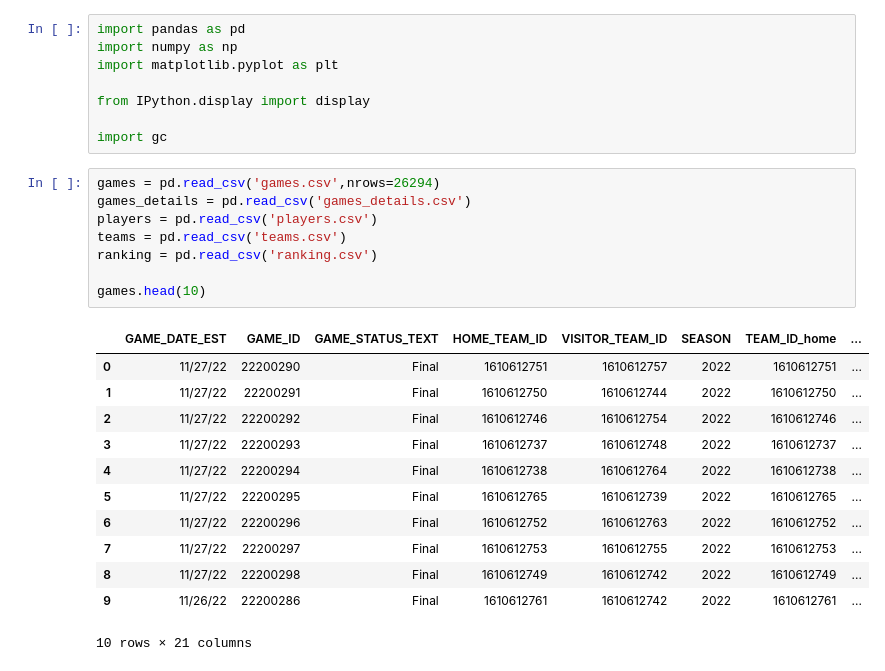
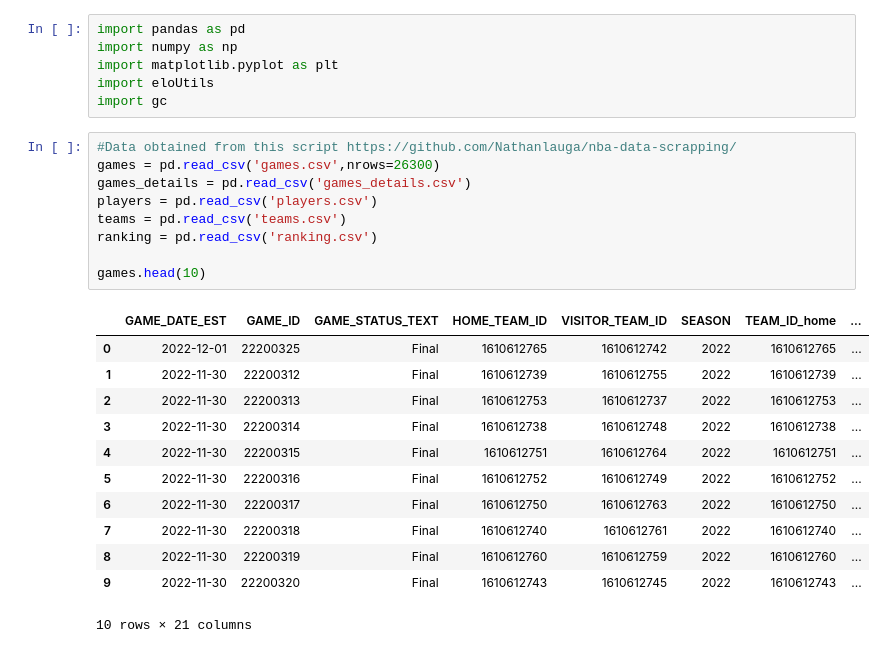
Before and after one commit to jfong025/NBA-Prediction-Model, a Jupyter notebook: notebooks/Model.ipynb, the cells around one changed output. Saved outputs shown, nothing was run; the diff lists cells and outputs as text.

```diff
--- a/notebooks/Model.ipynb
+++ b/notebooks/Model.ipynb
@@ -2,30 +2,29 @@
 import pandas as pd
 import numpy as np
 import matplotlib.pyplot as plt
-
-from IPython.display import display
-
+import eloUtils
 import gc
 # %%
-games = pd.read_csv('games.csv',nrows=26294)
+#Data obtained from this script https://github.com/Nathanlauga/nba-data-scrapping/
+games = pd.read_csv('games.csv',nrows=26300)
 games_details = pd.read_csv('games_details.csv')
 players = pd.read_csv('players.csv')
 teams = pd.read_csv('teams.csv')
 ranking = pd.read_csv('ranking.csv')
 
 games.head(10)
 # %% [output]
 |  | GAME_DATE_EST | GAME_ID | GAME_STATUS_TEXT | HOME_TEAM_ID | VISITOR_TEAM_ID | SEASON | TEAM_ID_home | ... |
-| 0 | 11/27/22 | 22200290 | Final | 1610612751 | 1610612757 | 2022 | 1610612751 | ... |
-| 1 | 11/27/22 | 22200291 | Final | 1610612750 | 1610612744 | 2022 | 1610612750 | ... |
-| 2 | 11/27/22 | 22200292 | Final | 1610612746 | 1610612754 | 2022 | 1610612746 | ... |
-| 3 | 11/27/22 | 22200293 | Final | 1610612737 | 1610612748 | 2022 | 1610612737 | ... |
-| 4 | 11/27/22 | 22200294 | Final | 1610612738 | 1610612764 | 2022 | 1610612738 | ... |
-| 5 | 11/27/22 | 22200295 | Final | 1610612765 | 1610612739 | 2022 | 1610612765 | ... |
-| 6 | 11/27/22 | 22200296 | Final | 1610612752 | 1610612763 | 2022 | 1610612752 | ... |
-| 7 | 11/27/22 | 22200297 | Final | 1610612753 | 1610612755 | 2022 | 1610612753 | ... |
-| 8 | 11/27/22 | 22200298 | Final | 1610612749 | 1610612742 | 2022 | 1610612749 | ... |
-| 9 | 11/26/22 | 22200286 | Final | 1610612761 | 1610612742 | 2022 | 1610612761 | ... |
+| 0 | 2022-12-01 | 22200325 | Final | 1610612765 | 1610612742 | 2022 | 1610612765 | ... |
+| 1 | 2022-11-30 | 22200312 | Final | 1610612739 | 1610612755 | 2022 | 1610612739 | ... |
+| 2 | 2022-11-30 | 22200313 | Final | 1610612753 | 1610612737 | 2022 | 1610612753 | ... |
+| 3 | 2022-11-30 | 22200314 | Final | 1610612738 | 1610612748 | 2022 | 1610612738 | ... |
+| 4 | 2022-11-30 | 22200315 | Final | 1610612751 | 1610612764 | 2022 | 1610612751 | ... |
+| 5 | 2022-11-30 | 22200316 | Final | 1610612752 | 1610612749 | 2022 | 1610612752 | ... |
+| 6 | 2022-11-30 | 22200317 | Final | 1610612750 | 1610612763 | 2022 | 1610612750 | ... |
+| 7 | 2022-11-30 | 22200318 | Final | 1610612740 | 1610612761 | 2022 | 1610612740 | ... |
+| 8 | 2022-11-30 | 22200319 | Final | 1610612760 | 1610612759 | 2022 | 1610612760 | ... |
+| 9 | 2022-11-30 | 22200320 | Final | 1610612743 | 1610612745 | 2022 | 1610612743 | ... |
 10 rows × 21 columns
 # %%
 gc.collect()
```
Also changed, not shown: parts of 30 cells of this notebook, 8 other files.
